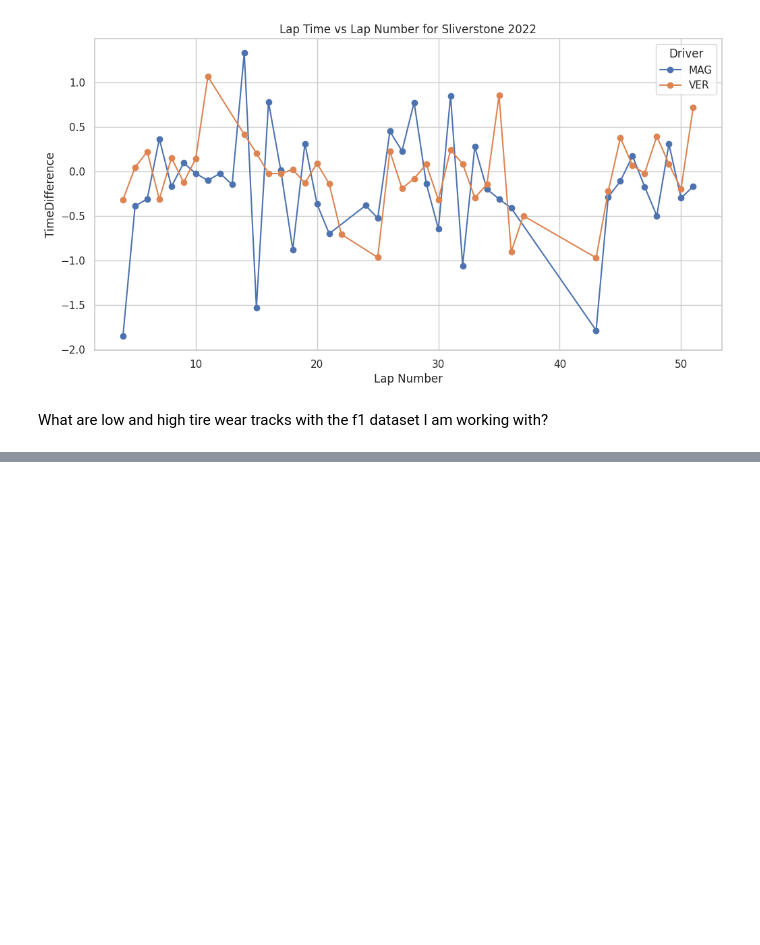
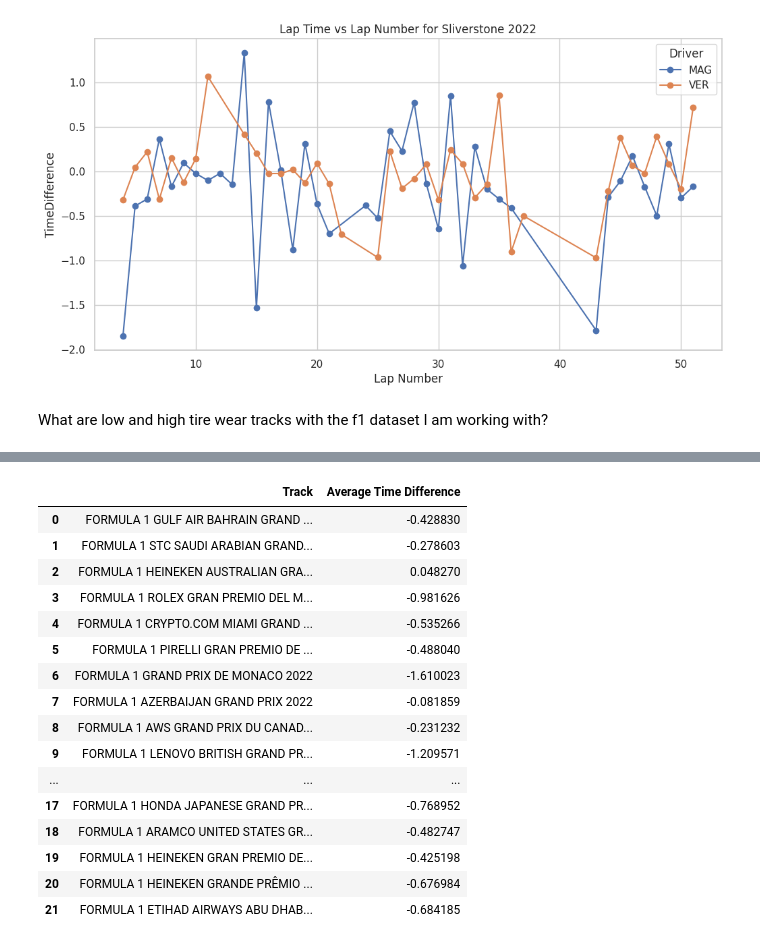
Before and after one commit to mistryvivek/AutoF1-RNN-Race-Simulator, a Jupyter notebook: Lit_Review_Data_Analysis.ipynb, the cells around one changed output, grey strips where cells are left out. Cells and saved outputs as stored; diff of their text form; code cells hidden in the pictures; blank space fills up the shorter version.

```diff
--- a/Lit_Review_Data_Analysis.ipynb
+++ b/Lit_Review_Data_Analysis.ipynb
@@ -734,3 +734,25 @@ plt.show()
 [figure]
 # %% [markdown]
 What are low and high tire wear tracks with the f1 dataset I am working with?
+# %%
+# Get average time difference per track.
+def getAverageTimeDifferencePerTrack(year):
+  eventCal = pd.read_csv(f'{BASE_PATH}/{year}/eventCalender{year}.csv')
+  averageTimeDifferencePerTrack = pd.DataFrame(columns=['Track', 'Average Time Difference'])
+  for _, event in eventCal.iterrows():
+    if event['EventFormat'] != 'testing':
+      raceDf = pd.read_csv(f'{BASE_PATH}/{year}/{event["RoundNumber"]}_{event["OfficialEventName"].replace(" ", "_")}/{event["RoundNumber"]}_{event["OfficialEventName"].replace(" ", "_")}_Race.csv')
+      modifiedRaceDf = raceDf[(raceDf['TrackStatus'] == 1) & (raceDf['FreshTyre'] == False)]
+      modifiedRaceDf['ConvertedLapTime'] = modifiedRaceDf['LapTime'].apply(lambda x: pd.to_timedelta(x).total_seconds())
+      modifiedRaceDf = findTimeDifference(modifiedRaceDf)
+
+      new_row = pd.DataFrame({
+                'Track': [event['OfficialEventName']],
+                'Average Time Difference': modifiedRaceDf['TimeDifference'].mean()
+      })
+      averageTimeDifferencePerTrack = pd.concat([averageTimeDifferencePerTrack, new_row], ignore_index=True)
+
+  return averageTimeDifferencePerTrack
+
+averageTimeDifference22 = getAverageTimeDifferencePerTrack(2022)
+averageTimeDifference23 = getAverageTimeDifferencePerTrack(2023)
@@ -736,0 +777,20 @@ What are low and high tire wear tracks with the f1 dataset I am working with?
+# %%
+averageTimeDifference22
+# %% [output]
+|  | Track | Average Time Difference |
+| 0 | FORMULA 1 GULF AIR BAHRAIN GRAND ... | -0.428830 |
+| 1 | FORMULA 1 STC SAUDI ARABIAN GRAND... | -0.278603 |
+| 2 | FORMULA 1 HEINEKEN AUSTRALIAN GRA... | 0.048270 |
+| 3 | FORMULA 1 ROLEX GRAN PREMIO DEL M... | -0.981626 |
+| 4 | FORMULA 1 CRYPTO.COM MIAMI GRAND ... | -0.535266 |
+| 5 | FORMULA 1 PIRELLI GRAN PREMIO DE ... | -0.488040 |
+| 6 | FORMULA 1 GRAND PRIX DE MONACO 2022 | -1.610023 |
+| 7 | FORMULA 1 AZERBAIJAN GRAND PRIX 2022 | -0.081859 |
+| 8 | FORMULA 1 AWS GRAND PRIX DU CANAD... | -0.231232 |
+| 9 | FORMULA 1 LENOVO BRITISH GRAND PR... | -1.209571 |
+| ... | ... | ... |
+| 17 | FORMULA 1 HONDA JAPANESE GRAND PR... | -0.768952 |
+| 18 | FORMULA 1 ARAMCO UNITED STATES GR... | -0.482747 |
+| 19 | FORMULA 1 HEINEKEN GRAN PREMIO DE... | -0.425198 |
+| 20 | FORMULA 1 HEINEKEN GRANDE PRÊMIO ... | -0.676984 |
+| 21 | FORMULA 1 ETIHAD AIRWAYS ABU DHAB... | -0.684185 |
```
Also changed, not shown: parts of 4 cells of this notebook.
